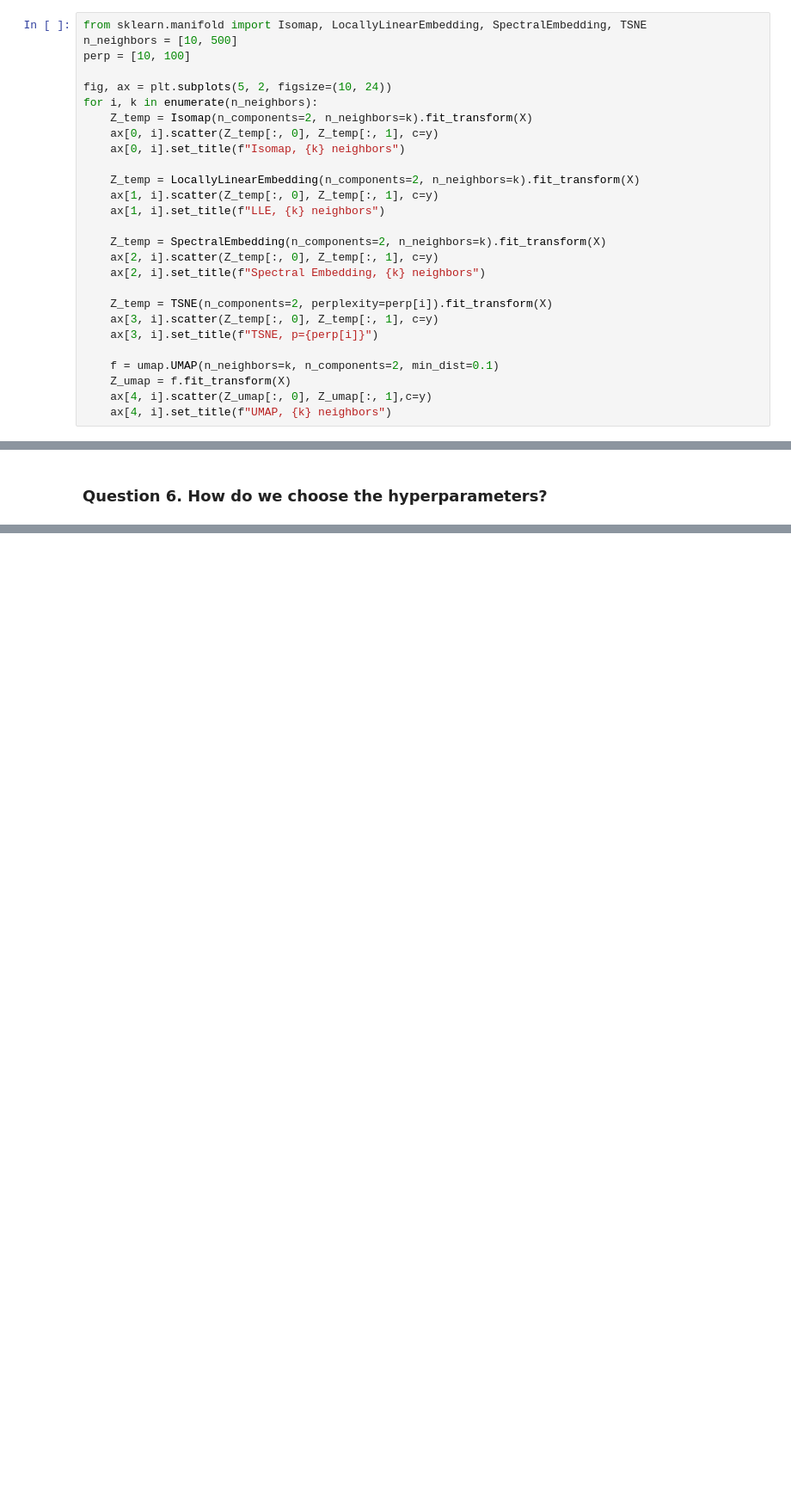
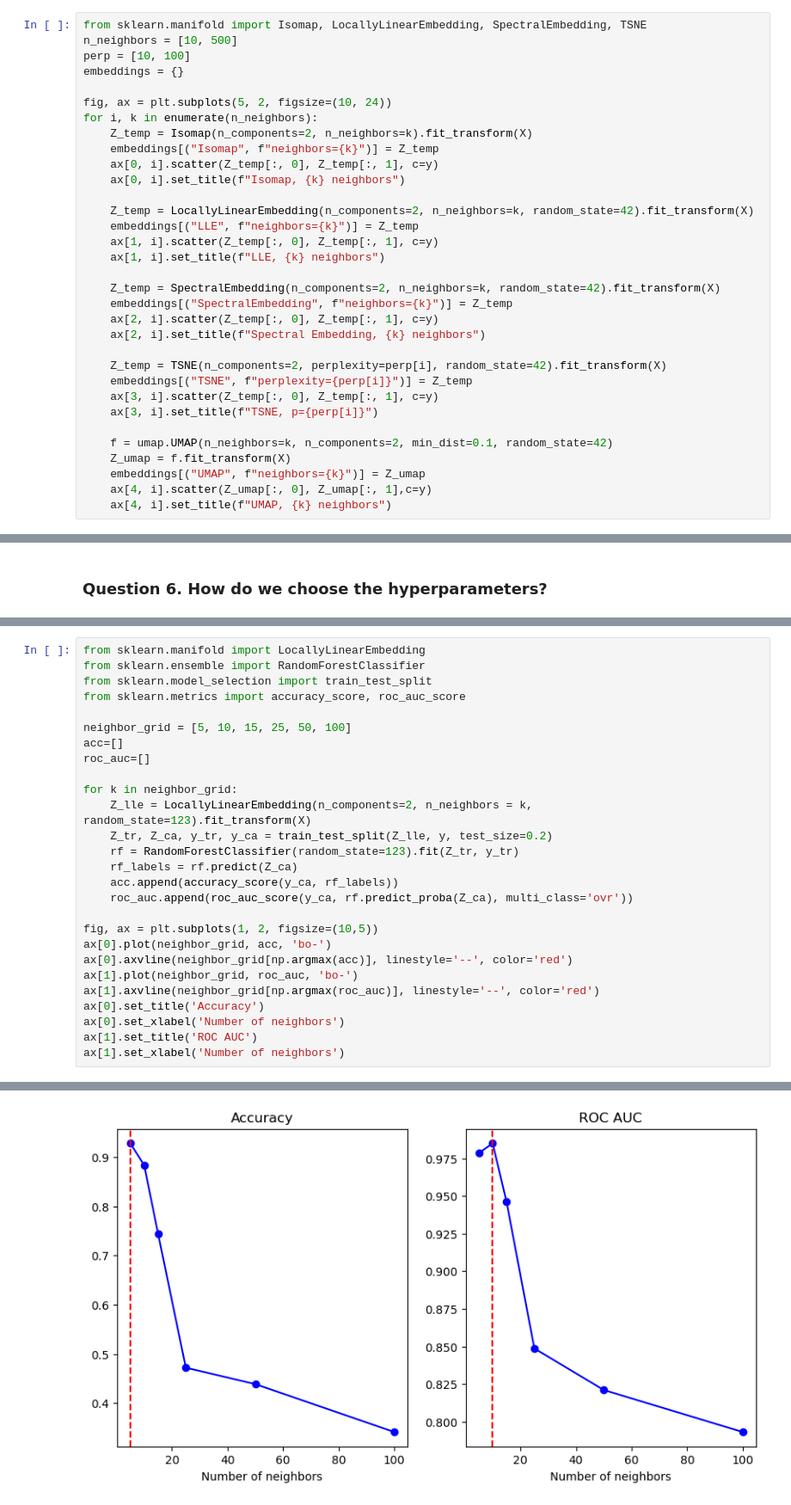
Before and after one commit to erialc-cal/Unsupervised-Learning, a Jupyter notebook: notebooks/01_dimension_reduction_in_python.ipynb, the cells around one changed output, grey strips where cells are left out. Shown at 86% size. Cells and saved outputs as stored; diff of their text form; blank space fills up the shorter version.

```diff
--- a/notebooks/01_dimension_reduction_in_python.ipynb
+++ b/notebooks/01_dimension_reduction_in_python.ipynb
@@ -324,27 +325,33 @@ Get the additional embeddings of the usual manifold learning methods (under `skl
 from sklearn.manifold import Isomap, LocallyLinearEmbedding, SpectralEmbedding, TSNE
 n_neighbors = [10, 500]
 perp = [10, 100]
+embeddings = {}
 
 fig, ax = plt.subplots(5, 2, figsize=(10, 24))
 for i, k in enumerate(n_neighbors):
     Z_temp = Isomap(n_components=2, n_neighbors=k).fit_transform(X)
+    embeddings[("Isomap", f"neighbors={k}")] = Z_temp
     ax[0, i].scatter(Z_temp[:, 0], Z_temp[:, 1], c=y)
     ax[0, i].set_title(f"Isomap, {k} neighbors")
 
-    Z_temp = LocallyLinearEmbedding(n_components=2, n_neighbors=k).fit_transform(X)
+    Z_temp = LocallyLinearEmbedding(n_components=2, n_neighbors=k, random_state=42).fit_transform(X)
+    embeddings[("LLE", f"neighbors={k}")] = Z_temp
     ax[1, i].scatter(Z_temp[:, 0], Z_temp[:, 1], c=y)
     ax[1, i].set_title(f"LLE, {k} neighbors")
 
-    Z_temp = SpectralEmbedding(n_components=2, n_neighbors=k).fit_transform(X)
+    Z_temp = SpectralEmbedding(n_components=2, n_neighbors=k, random_state=42).fit_transform(X)
+    embeddings[("SpectralEmbedding", f"neighbors={k}")] = Z_temp
     ax[2, i].scatter(Z_temp[:, 0], Z_temp[:, 1], c=y)
     ax[2, i].set_title(f"Spectral Embedding, {k} neighbors")
 
-    Z_temp = TSNE(n_components=2, perplexity=perp[i]).fit_transform(X)
+    Z_temp = TSNE(n_components=2, perplexity=perp[i], random_state=42).fit_transform(X)
+    embeddings[("TSNE", f"perplexity={perp[i]}")] = Z_temp
     ax[3, i].scatter(Z_temp[:, 0], Z_temp[:, 1], c=y)
     ax[3, i].set_title(f"TSNE, p={perp[i]}")
 
-    f = umap.UMAP(n_neighbors=k, n_components=2, min_dist=0.1)
+    f = umap.UMAP(n_neighbors=k, n_components=2, min_dist=0.1, random_state=42)
     Z_umap = f.fit_transform(X)
+    embeddings[("UMAP", f"neighbors={k}")] = Z_umap
     ax[4, i].scatter(Z_umap[:, 0], Z_umap[:, 1],c=y)
     ax[4, i].set_title(f"UMAP, {k} neighbors")
 # %% [output]
@@ -446,0 +434,28 @@ fig.tight_layout()
+# %%
+from sklearn.manifold import LocallyLinearEmbedding
+from sklearn.ensemble import RandomForestClassifier
+from sklearn.model_selection import train_test_split
+from sklearn.metrics import accuracy_score, roc_auc_score
+
+neighbor_grid = [5, 10, 15, 25, 50, 100]
+acc=[]
+roc_auc=[]
+
+for k in neighbor_grid:
+    Z_lle = LocallyLinearEmbedding(n_components=2, n_neighbors = k, random_state=123).fit_transform(X)
+    Z_tr, Z_ca, y_tr, y_ca = train_test_split(Z_lle, y, test_size=0.2)
+    rf = RandomForestClassifier(random_state=123).fit(Z_tr, y_tr)
+    rf_labels = rf.predict(Z_ca)
+    acc.append(accuracy_score(y_ca, rf_labels))
+    roc_auc.append(roc_auc_score(y_ca, rf.predict_proba(Z_ca), multi_class='ovr'))
+
+fig, ax = plt.subplots(1, 2, figsize=(10,5))
+ax[0].plot(neighbor_grid, acc, 'bo-')
+ax[0].axvline(neighbor_grid[np.argmax(acc)], linestyle='--', color='red')
+ax[1].plot(neighbor_grid, roc_auc, 'bo-')
+ax[1].axvline(neighbor_grid[np.argmax(roc_auc)], linestyle='--', color='red')
+ax[0].set_title('Accuracy')
+ax[0].set_xlabel('Number of neighbors')
+ax[1].set_title('ROC AUC')
+ax[1].set_xlabel('Number of neighbors')
+# %% [output]
@@ -447,2 +463,3 @@ fig.tight_layout()
+[figure, added]
 # %% [markdown]
 2. Validation via stability principle.
```
Also changed, not shown: parts of 44 cells of this notebook, 2 other files.
